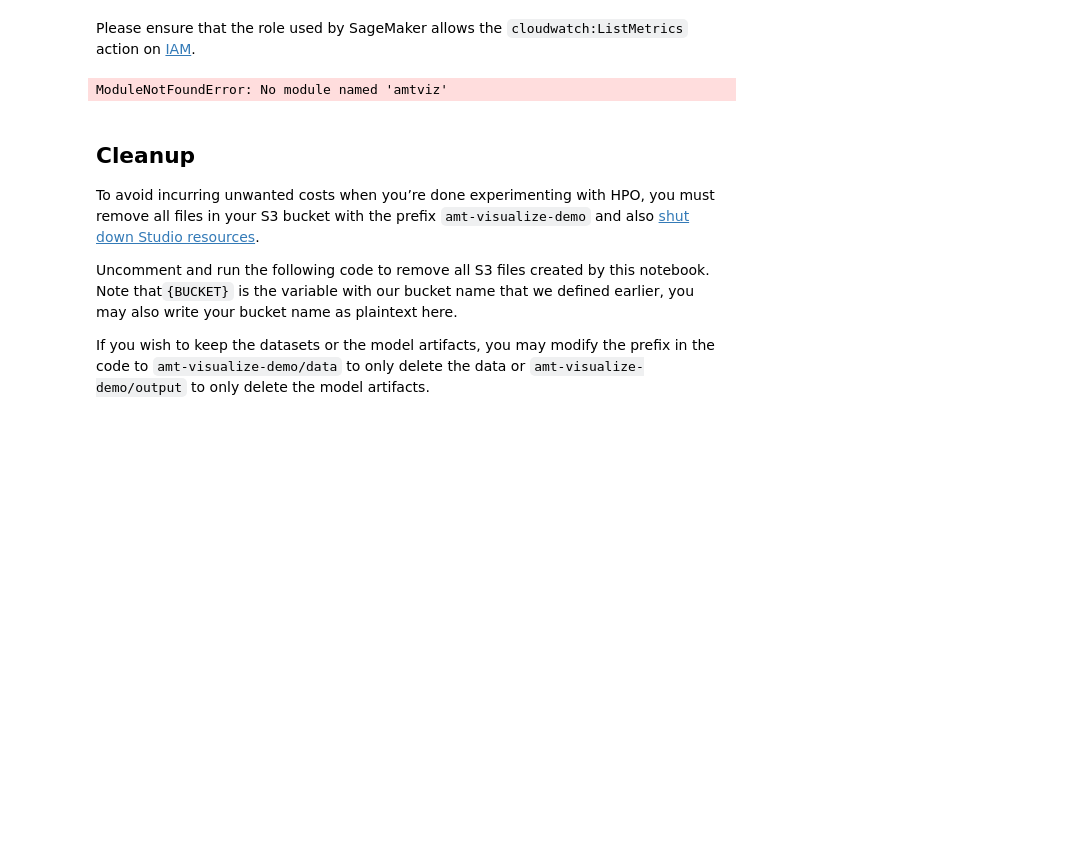
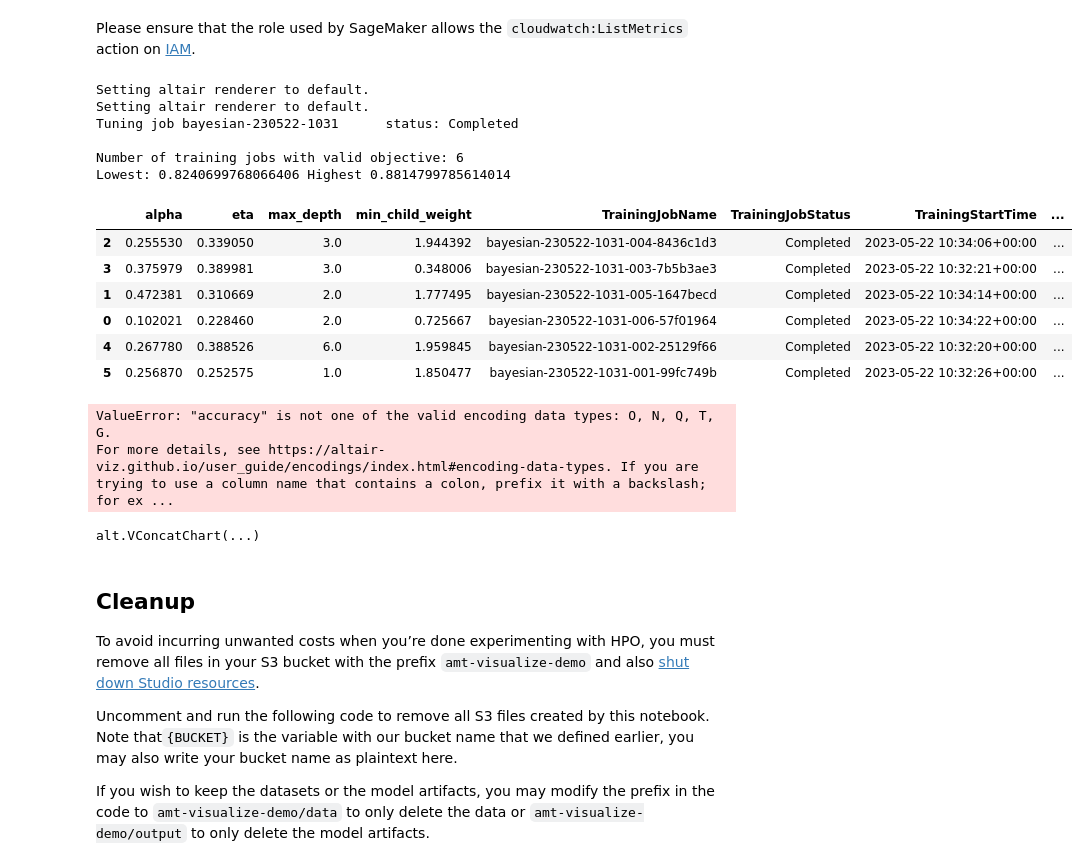
Before and after one commit to ElielSkillwell/SageMaker-Examples, a Jupyter notebook: blogs/1_tuning_of_builtin_xgboost.ipynb, the cells around one changed output. Saved outputs shown, nothing was run; the diff lists cells and outputs as text; code cells hidden in the pictures; blank space fills up the shorter version.

```diff
--- a/blogs/1_tuning_of_builtin_xgboost.ipynb
+++ b/blogs/1_tuning_of_builtin_xgboost.ipynb
@@ -162,5 +162,5 @@ s3_input_train = TrainingInput(s3_data=f's3://{BUCKET}/{PREFIX}/data/train', con
 s3_input_valid = TrainingInput(s3_data=f's3://{BUCKET}/{PREFIX}/data/valid', content_type='csv')
 
 # execute the XGBoost training job
-estimator.fit({'train': s3_input_train, 'validation': s3_input_valid}) # Optional. See comment above this cell.
+# estimator.fit({'train': s3_input_train, 'validation': s3_input_valid}) # Optional. See comment above this cell.
 # %% [output]
@@ -179,7 +178,7 @@ You also see that we specify the number of training jobs to be run in total, as
 # %%
 from sagemaker.tuner import IntegerParameter, ContinuousParameter, HyperparameterTuner
 
-n_jobs = 50
+n_jobs = 6
 n_parallel_jobs = 3
 
 hpt_ranges = {
@@ -265,10 +298,29 @@ In an upcoming notebook and article we will dive deeper into the analysis of thi
 # %% [markdown]
 Please ensure that the role used by SageMaker allows the `cloudwatch:ListMetrics` action on [IAM](https://console.aws.amazon.com/iam).
 # %%
-from amtviz import visualize_tuning_job
-visualize_tuning_job(tuner, trials_only=True)
+import importlib
+import amtviz.visualization as vz
+
+importlib.reload(vz)
+
+vz.visualize_tuning_job(tuner, trials_only=True)
 # %% [output]
-ModuleNotFoundError: No module named 'amtviz'
+Setting altair renderer to default.
+Setting altair renderer to default.
+Tuning job bayesian-230522-1031      status: Completed
+
+Number of training jobs with valid objective: 6
+Lowest: 0.8240699768066406 Highest 0.8814799785614014
+|  | alpha | eta | max_depth | min_child_weight | TrainingJobName | TrainingJobStatus | TrainingStartTime | ... |
+| 2 | 0.255530 | 0.339050 | 3.0 | 1.944392 | bayesian-230522-1031-004-8436c1d3 | Completed | 2023-05-22 10:34:06+00:00 | ... |
+| 3 | 0.375979 | 0.389981 | 3.0 | 0.348006 | bayesian-230522-1031-003-7b5b3ae3 | Completed | 2023-05-22 10:32:21+00:00 | ... |
+| 1 | 0.472381 | 0.310669 | 2.0 | 1.777495 | bayesian-230522-1031-005-1647becd | Completed | 2023-05-22 10:34:14+00:00 | ... |
+| 0 | 0.102021 | 0.228460 | 2.0 | 0.725667 | bayesian-230522-1031-006-57f01964 | Completed | 2023-05-22 10:34:22+00:00 | ... |
+| 4 | 0.267780 | 0.388526 | 6.0 | 1.959845 | bayesian-230522-1031-002-25129f66 | Completed | 2023-05-22 10:32:20+00:00 | ... |
+| 5 | 0.256870 | 0.252575 | 1.0 | 1.850477 | bayesian-230522-1031-001-99fc749b | Completed | 2023-05-22 10:32:26+00:00 | ... |
+ValueError: "accuracy" is not one of the valid encoding data types: O, N, Q, T, G.
+For more details, see https://altair-viz.github.io/user_guide/encodings/index.html#encoding-data-types. If you are trying to use a column name that contains a colon, prefix it with a backslash; for ex ...
+alt.VConcatChart(...)
 # %% [markdown]
 ## Cleanup
 
```
Also changed, not shown: parts of 7 cells of this notebook, 9 other files.
